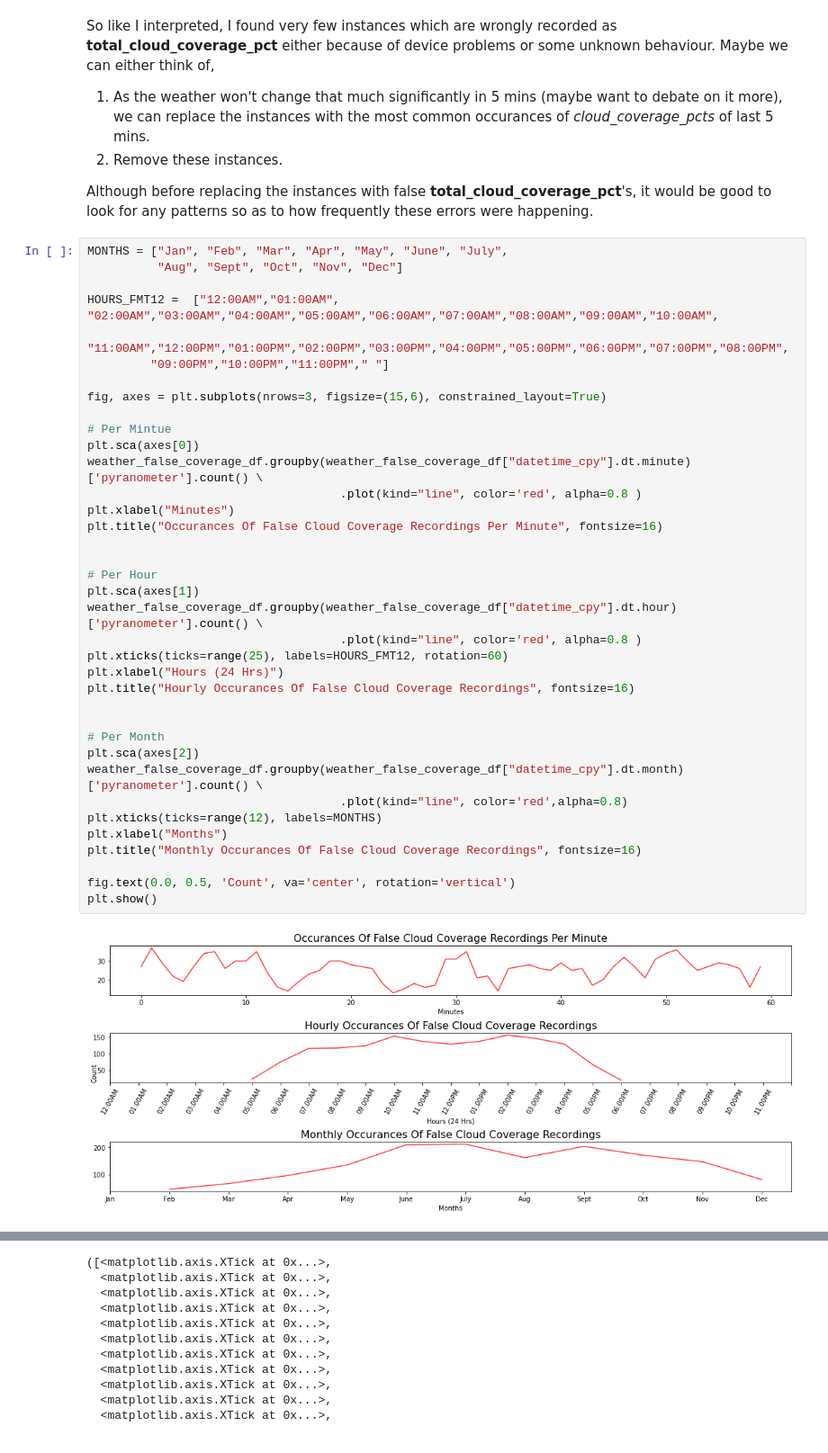
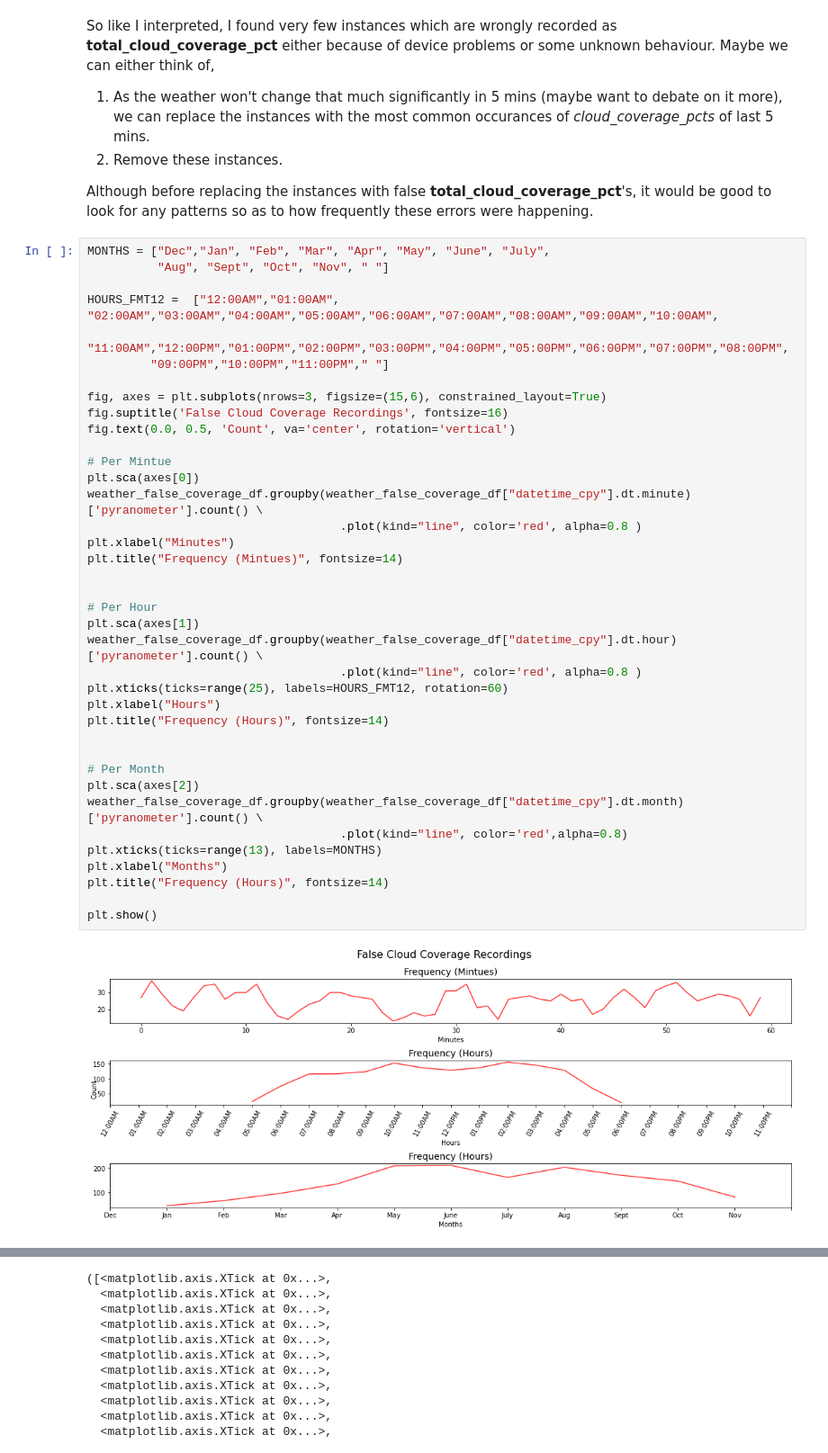
Before and after one commit to mrutyunjay17/solar-cloud-coverage-prediction, a Jupyter notebook: data_analysis.ipynb, the cells around one changed output, grey strips where cells are left out. Shown at 90% size. Cells and saved outputs as stored; diff of their text form.

```diff
--- a/data_analysis.ipynb
+++ b/data_analysis.ipynb
@@ -238,43 +238,44 @@ So like I interpreted, I found very few instances which are wrongly recorded as
 
 Although before replacing the instances with false **total_cloud_coverage_pct**'s, it would be good to look for any patterns so as to how frequently these errors were happening.
 # %%
-MONTHS = ["Jan", "Feb", "Mar", "Apr", "May", "June", "July",
-          "Aug", "Sept", "Oct", "Nov", "Dec"]
+MONTHS = ["Dec","Jan", "Feb", "Mar", "Apr", "May", "June", "July",
+          "Aug", "Sept", "Oct", "Nov", " "]
 
 HOURS_FMT12 =  ["12:00AM","01:00AM", "02:00AM","03:00AM","04:00AM","05:00AM","06:00AM","07:00AM","08:00AM","09:00AM","10:00AM",
          "11:00AM","12:00PM","01:00PM","02:00PM","03:00PM","04:00PM","05:00PM","06:00PM","07:00PM","08:00PM",
          "09:00PM","10:00PM","11:00PM"," "]
 
 fig, axes = plt.subplots(nrows=3, figsize=(15,6), constrained_layout=True)
+fig.suptitle('False Cloud Coverage Recordings', fontsize=16)
+fig.text(0.0, 0.5, 'Count', va='center', rotation='vertical')
 
 # Per Mintue
 plt.sca(axes[0])
 weather_false_coverage_df.groupby(weather_false_coverage_df["datetime_cpy"].dt.minute)['pyranometer'].count() \
                                     .plot(kind="line", color='red', alpha=0.8 )
 plt.xlabel("Minutes")
-plt.title("Occurances Of False Cloud Coverage Recordings Per Minute", fontsize=16)
+plt.title("Frequency (Mintues)", fontsize=14)
 
 
 # Per Hour
 plt.sca(axes[1])
 weather_false_coverage_df.groupby(weather_false_coverage_df["datetime_cpy"].dt.hour)['pyranometer'].count() \
                                     .plot(kind="line", color='red', alpha=0.8 )
 plt.xticks(ticks=range(25), labels=HOURS_FMT12, rotation=60)
-plt.xlabel("Hours (24 Hrs)")
-plt.title("Hourly Occurances Of False Cloud Coverage Recordings", fontsize=16)
+plt.xlabel("Hours")
+plt.title("Frequency (Hours)", fontsize=14)
 
 
 # Per Month
 plt.sca(axes[2])
 weather_false_coverage_df.groupby(weather_false_coverage_df["datetime_cpy"].dt.month)['pyranometer'].count() \
                                     .plot(kind="line", color='red',alpha=0.8)
-plt.xticks(ticks=range(12), labels=MONTHS)
+plt.xticks(ticks=range(13), labels=MONTHS)
 plt.xlabel("Months")
-plt.title("Monthly Occurances Of False Cloud Coverage Recordings", fontsize=16)
+plt.title("Frequency (Hours)", fontsize=14)
 
-fig.text(0.0, 0.5, 'Count', va='center', rotation='vertical')
 plt.show()
 # %% [output]
-[figure, old version]
+[figure, new version]
 # %% [markdown]
 Here are some of observations about the frequency of occurances of unknown errors in **total_cloud_coverage_pct** I made,
```
Also changed, not shown: parts of 1 cell of this notebook.
